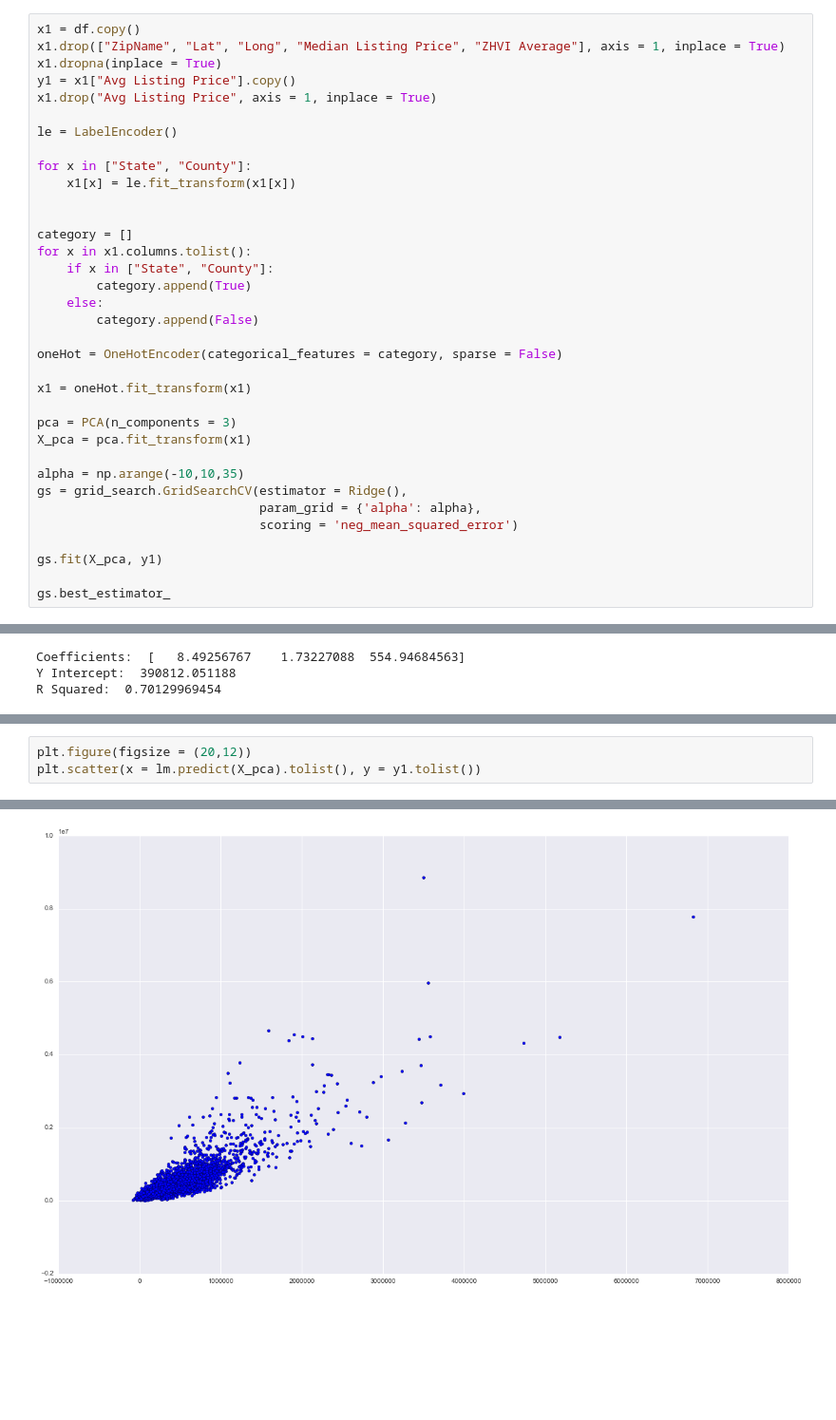
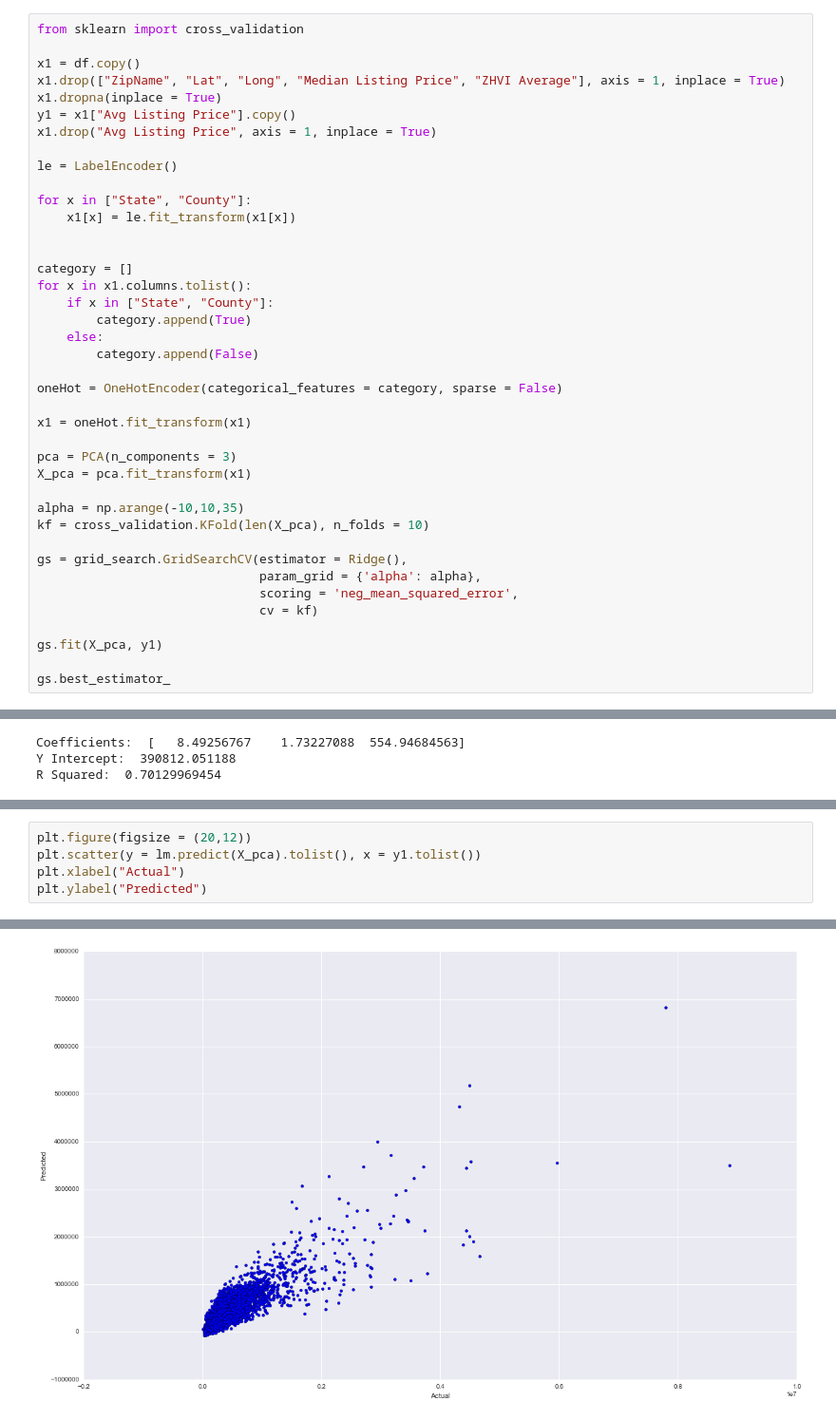
Before and after one commit to aaharrison/Realtor, a Jupyter notebook: Realtor Predictor.ipynb, the cells around one changed output, grey strips where cells are left out. Shown at 95% size. Drawn from its saved outputs; the diff is of its cells as text; blank space fills up the shorter version.

```diff
--- a/Realtor Predictor.ipynb
+++ b/Realtor Predictor.ipynb
@@ -727,6 +727,8 @@ plt.xlabel('Principal component')
 <matplotlib.text.Text at 0x...>
 [figure]
 # %%
+from sklearn import cross_validation
+
 x1 = df.copy()
 x1.drop(["ZipName", "Lat", "Long", "Median Listing Price", "ZHVI Average"], axis = 1, inplace = True)
 x1.dropna(inplace = True)
@@ -754,9 +756,12 @@ pca = PCA(n_components = 3)
 X_pca = pca.fit_transform(x1)
 
 alpha = np.arange(-10,10,35)
+kf = cross_validation.KFold(len(X_pca), n_folds = 10)
+
 gs = grid_search.GridSearchCV(estimator = Ridge(),
                               param_grid = {'alpha': alpha},
-                              scoring = 'neg_mean_squared_error')
+                              scoring = 'neg_mean_squared_error',
+                              cv = kf)
 
 gs.fit(X_pca, y1)
 
@@ -777,4 +786,6 @@ R Squared:  0.70129969454
 # %%
 plt.figure(figsize = (20,12))
-plt.scatter(x = lm.predict(X_pca).tolist(), y = y1.tolist())
+plt.scatter(y = lm.predict(X_pca).tolist(), x = y1.tolist())
+plt.xlabel("Actual")
+plt.ylabel("Predicted")
 # %% [output]
@@ -782 +793 @@ plt.scatter(x = lm.predict(X_pca).tolist(), y = y1.tolist())
-[figure, old version]
+[figure, new version]
```
Also changed, not shown: parts of 2 cells of this notebook.
